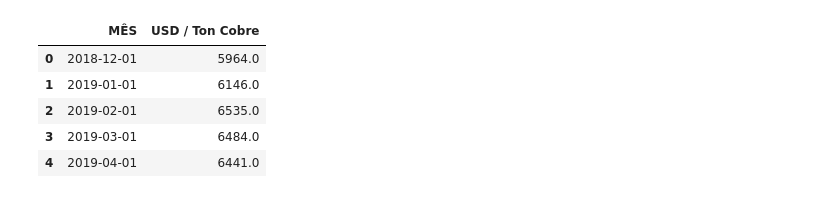
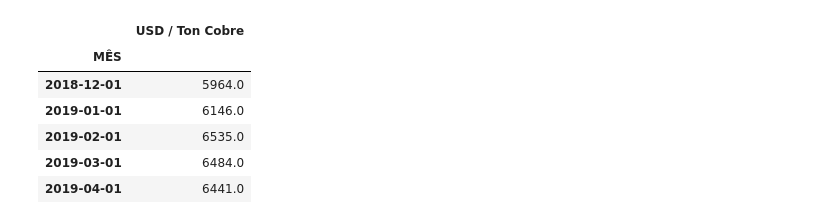
Before and after one commit to AxeShallFall/Projeto_Previsao_LME, a Jupyter notebook: lme.ipynb, the cells around one changed output. Saved outputs shown, nothing was run; the diff lists cells and outputs as text; code cells hidden in the pictures.

```diff
--- a/lme.ipynb
+++ b/lme.ipynb
@@ -15,5 +40,6 @@ rcParams['figure.figsize']=15,6
 # %%
-import pandas as pd
+# Função de parsing de datas
+dateparse = lambda dates: pd.to_datetime(dates, format='%m-%d-%Y')
 
 # Caminho do arquivo Excel
 arquivo_excel = './dataset.xlsx'
@@ -22,8 +48,25 @@ arquivo_excel = './dataset.xlsx'
 nome_aba = 'historicoLME'
 
 # Lendo o arquivo Excel e carregando a aba especificada em um DataFrame
-df = pd.read_excel(arquivo_excel, sheet_name=nome_aba)
+df = pd.read_excel(arquivo_excel, sheet_name=nome_aba, parse_dates=['MÊS'], date_parser=dateparse)
 
-# Exibindo as primeiras linhas do DataFrame para ver se está tudo certo
-print(df.head())
+# Função para alterar o ano
+def alterar_ano(data):
+    year_str = str(data.year)
+    if year_str.startswith('22'):
+        new_year_str = '20' + year_str[2:]
+        return data.replace(year=int(new_year_str))
+    return data
+
+# Aplicar a função na coluna 'MÊS'
+df['MÊS'] = df['MÊS'].map(alterar_ano)
+
+# Definindo a coluna 'MÊS' como índice
+df.set_index('MÊS', inplace=True)
+
+# Ordenando o DataFrame pelo índice
+df = df.sort_index()
+
+# Exibindo o DataFrame resultante
+print(df.tail())
 # %% [output]
@@ -36,13 +79,0 @@ print(df.head())
-# %%
-def alterar_ano(data):
-    year_str = str(data.year)
-    if year_str.startswith('22'):
-        new_year_str = '20' + year_str[2:]
-        return data.replace(year=int(new_year_str))
-    return data
-
-# Aplicar a função no DataFrame
-df['MÊS'] = df['MÊS'].apply(alterar_ano)
-
-# Exibindo o DataFrame resultante
-print(df)
@@ -64,19 +80,20 @@ print(df)
 # %%
 # Nomes das colunas que você quer excluir
-colunas_para_excluir = ['USD / Ton Chumbo', 'exchange rate USD / €']
+drop_cobre = ['USD / Ton Chumbo', 'exchange rate USD / €']
 
 # Excluindo as colunas
-dfcobre = df.drop(columns=colunas_para_excluir)
+dfcobre = df.drop(columns=drop_cobre)
 
 # Exibindo o DataFrame resultante
 dfcobre.head()
 # %% [output]
-|  | MÊS | USD / Ton Cobre |
-| 0 | 2018-12-01 | 5964.0 |
-| 1 | 2019-01-01 | 6146.0 |
-| 2 | 2019-02-01 | 6535.0 |
-| 3 | 2019-03-01 | 6484.0 |
-| 4 | 2019-04-01 | 6441.0 |
+|  | USD / Ton Cobre |
+| MÊS |  |
+| 2018-12-01 | 5964.0 |
+| 2019-01-01 | 6146.0 |
+| 2019-02-01 | 6535.0 |
+| 2019-03-01 | 6484.0 |
+| 2019-04-01 | 6441.0 |
 # %%
 print(dfcobre.shape)
 dfcobre.info()
```
Also changed, not shown: parts of 61 cells of this notebook, 2 other files.
